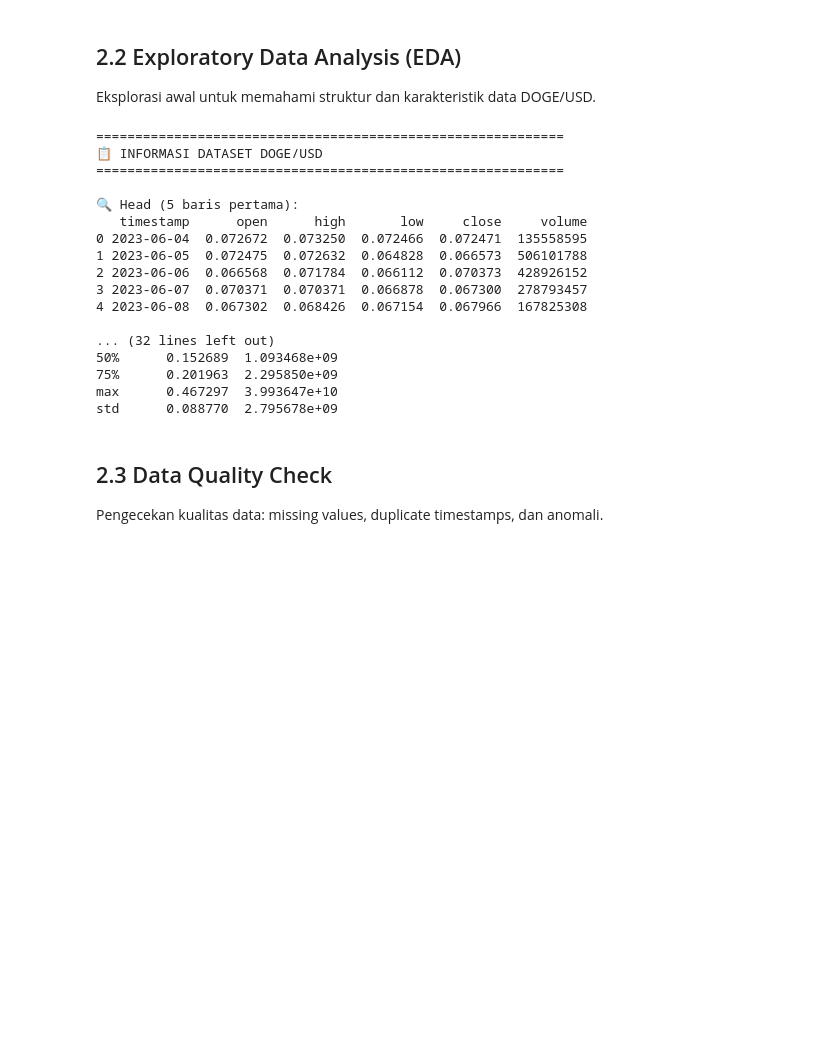
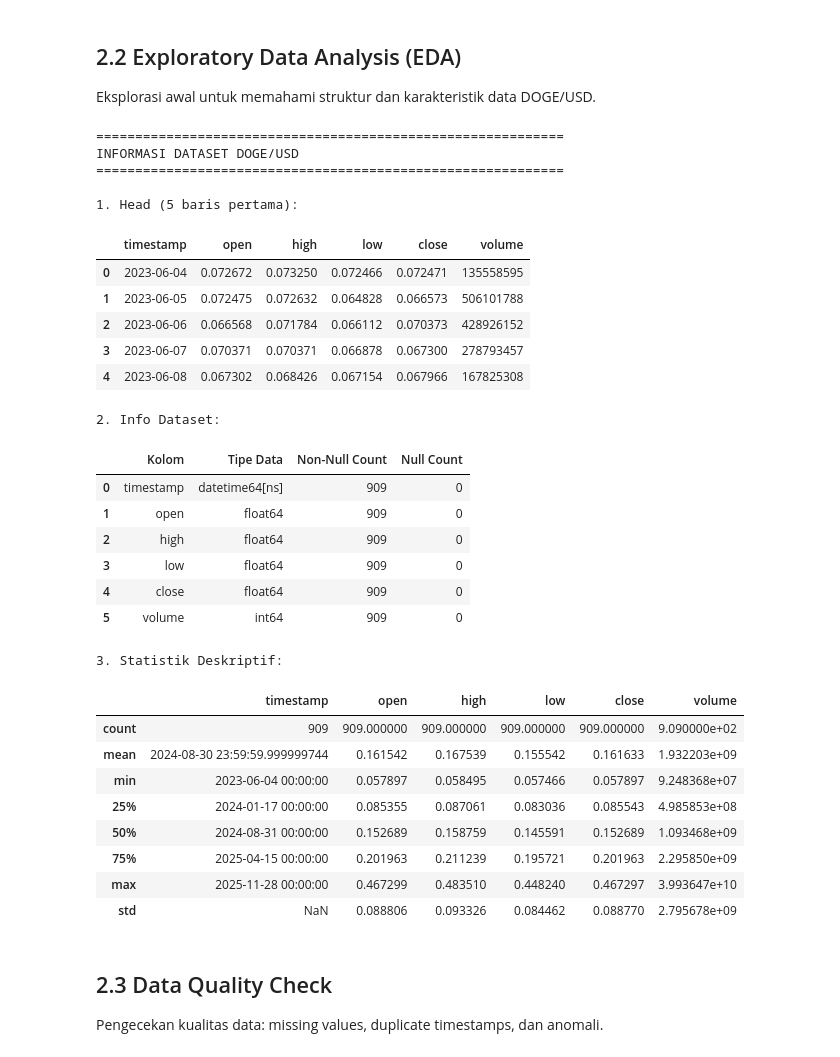
Before and after one commit to krisnaepras/fp-datamining, a Jupyter notebook: DOGE_Patterned_Dataset_CRISPDM.ipynb, the cells around one changed output. Saved outputs shown, nothing was run; the diff lists cells and outputs as text; code cells hidden in the pictures; blank space fills up the shorter version.

```diff
--- a/DOGE_Patterned_Dataset_CRISPDM.ipynb
+++ b/DOGE_Patterned_Dataset_CRISPDM.ipynb
@@ -349,35 +347,56 @@ Eksplorasi awal untuk memahami struktur dan karakteristik data DOGE/USD.
 # %%
 # Tampilkan informasi dasar dataset
 print("="*60)
 print("INFORMASI DATASET DOGE/USD")
 print("="*60)
 
-print("\nHead (5 baris pertama):")
-print(df_raw.head())
+# Head (5 baris pertama)
+print("\n1. Head (5 baris pertama):")
+display(df_raw.head())
 
-print("\nInfo:")
-print(df_raw.info())
+# Info ringkas
+print("\n2. Info Dataset:")
+info_df = pd.DataFrame({
+    'Kolom': df_raw.columns,
+    'Tipe Data': [str(df_raw[col].dtype) for col in df_raw.columns],
+    'Non-Null Count': [df_raw[col].notna().sum() for col in df_raw.columns],
+    'Null Count': [df_raw[col].isna().sum() for col in df_raw.columns]
+})
+display(info_df)
 
-print("\nStatistik Deskriptif:")
-print(df_raw.describe())
+# Statistik Deskriptif
+print("\n3. Statistik Deskriptif:")
+display(df_raw.describe())
 # %% [output]
 ============================================================
-📋 INFORMASI DATASET DOGE/USD
+INFORMASI DATASET DOGE/USD
 ============================================================
 
-🔍 Head (5 baris pertama):
-   timestamp      open      high       low     close     volume
-0 2023-06-04  0.072672  0.073250  0.072466  0.072471  135558595
-1 2023-06-05  0.072475  0.072632  0.064828  0.066573  506101788
-2 2023-06-06  0.066568  0.071784  0.066112  0.070373  428926152
-3 2023-06-07  0.070371  0.070371  0.066878  0.067300  278793457
-4 2023-06-08  0.067302  0.068426  0.067154  0.067966  167825308
-
-... (32 lines left out)
-50%      0.152689  1.093468e+09
-75%      0.201963  2.295850e+09
-max      0.467297  3.993647e+10
-std      0.088770  2.795678e+09
+1. Head (5 baris pertama):
+|  | timestamp | open | high | low | close | volume |
+| 0 | 2023-06-04 | 0.072672 | 0.073250 | 0.072466 | 0.072471 | 135558595 |
+| 1 | 2023-06-05 | 0.072475 | 0.072632 | 0.064828 | 0.066573 | 506101788 |
+| 2 | 2023-06-06 | 0.066568 | 0.071784 | 0.066112 | 0.070373 | 428926152 |
+| 3 | 2023-06-07 | 0.070371 | 0.070371 | 0.066878 | 0.067300 | 278793457 |
+| 4 | 2023-06-08 | 0.067302 | 0.068426 | 0.067154 | 0.067966 | 167825308 |
+2. Info Dataset:
+|  | Kolom | Tipe Data | Non-Null Count | Null Count |
+| 0 | timestamp | datetime64[ns] | 909 | 0 |
+| 1 | open | float64 | 909 | 0 |
+| 2 | high | float64 | 909 | 0 |
+| 3 | low | float64 | 909 | 0 |
+| 4 | close | float64 | 909 | 0 |
+| 5 | volume | int64 | 909 | 0 |
+3. Statistik Deskriptif:
+|  | timestamp | open | high | low | close | volume |
+| count | 909 | 909.000000 | 909.000000 | 909.000000 | 909.000000 | 9.090000e+02 |
+| mean | 2024-08-30 23:59:59.999999744 | 0.161542 | 0.167539 | 0.155542 | 0.161633 | 1.932203e+09 |
+| min | 2023-06-04 00:00:00 | 0.057897 | 0.058495 | 0.057466 | 0.057897 | 9.248368e+07 |
+| 25% | 2024-01-17 00:00:00 | 0.085355 | 0.087061 | 0.083036 | 0.085543 | 4.985853e+08 |
+| 50% | 2024-08-31 00:00:00 | 0.152689 | 0.158759 | 0.145591 | 0.152689 | 1.093468e+09 |
+| 75% | 2025-04-15 00:00:00 | 0.201963 | 0.211239 | 0.195721 | 0.201963 | 2.295850e+09 |
+| max | 2025-11-28 00:00:00 | 0.467299 | 0.483510 | 0.448240 | 0.467297 | 3.993647e+10 |
+| std | NaN | 0.088806 | 0.093326 | 0.084462 | 0.088770 | 2.795678e+09 |
 # %% [markdown]
 ## 2.3 Data Quality Check
 
```
Also changed, not shown: parts of 25 cells of this notebook, 12 other files.
